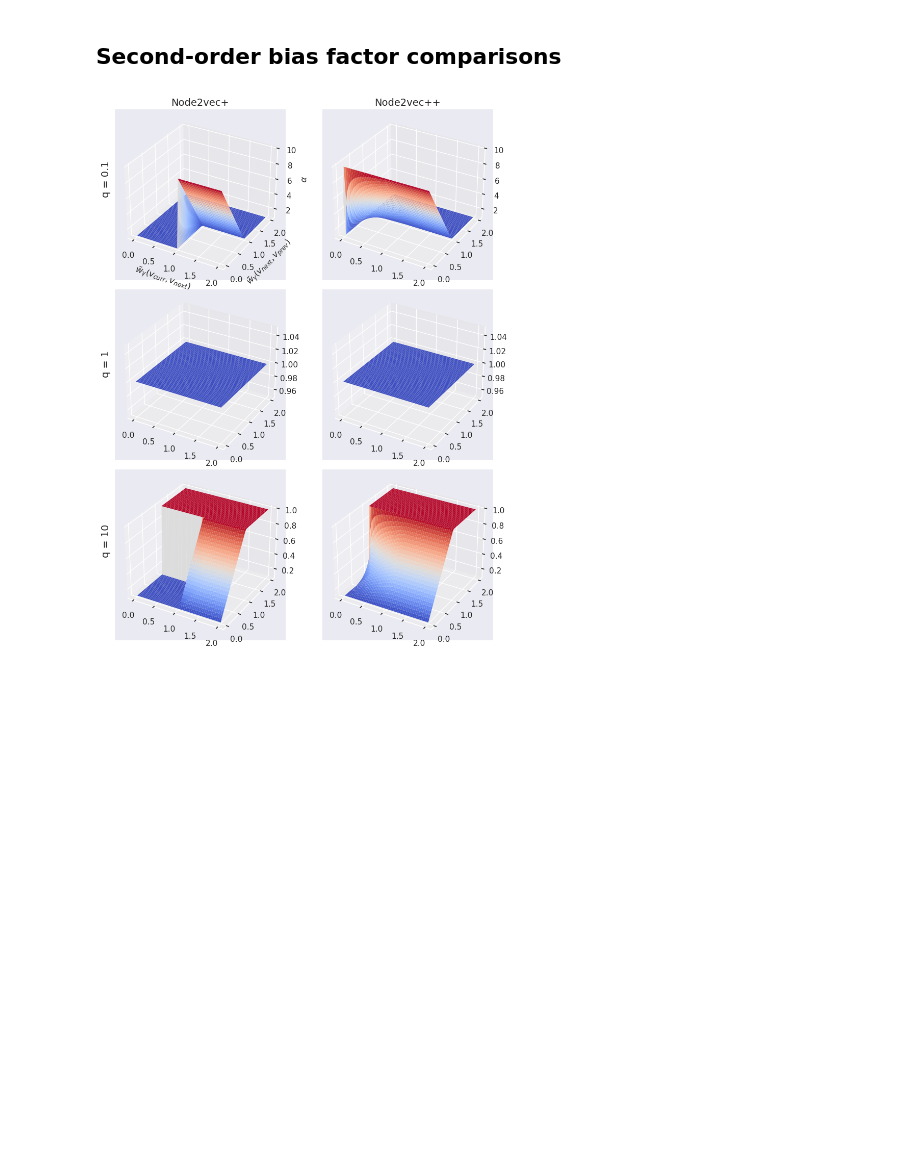
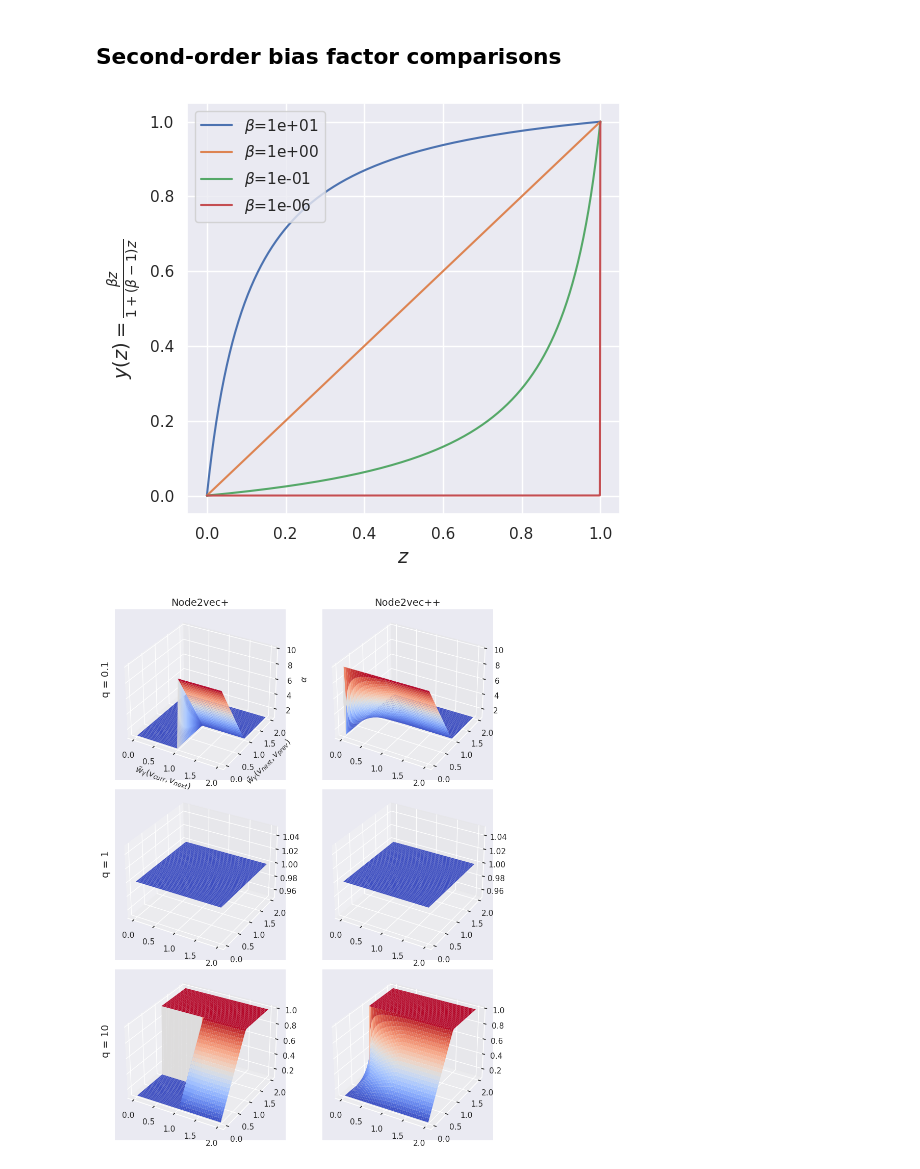
Before and after one commit to krishnanlab/node2vecplus_benchmarks, a Jupyter notebook: plot/node2vecplus_continuous.ipynb, the cells around one changed output. Saved outputs shown, nothing was run; the diff lists cells and outputs as text; code cells hidden in the pictures; blank space fills up the shorter version.

Commit message:
add n2v++ interpolation function visualization

```diff
--- a/plot/node2vecplus_continuous.ipynb
+++ b/plot/node2vecplus_continuous.ipynb
@@ -40,6 +40,25 @@ def map_alpha(q, w1, w2, alpha_func):
     for i, _ in np.ndenumerate(w1):
         alpha[i] = alpha_func(q, w1[i], w2[i])
     return alpha
+# %%
+zs = np.linspace(0, 1, 1000)
+betas = [10, 1, 0.1, 1e-6]
+
+plt.figure(figsize=(5.5, 5))
+
+for beta in betas:
+    plt.plot(zs, beta * zs / (1 + (beta - 1) * zs))
+
+plt.xlabel(r"$z$", fontsize=14)
+plt.ylabel(r"$y(z) = \frac{\beta z}{1 + (\beta - 1) z}$", fontsize=14)
+plt.legend([rf"$\beta$={i:.0e}" for i in betas], loc="best")
+
+plt.tight_layout()
+# plt.savefig("figsupp_n2vplusplus_interp_func.png", dpi=300) # uncomment to save
+
+plt.show()
+# %% [output]
+[figure, added]
 # %%
 qs = [0.1, 1, 10]
 alpha_funcs = [n2vplus_alpha_inout, n2vplus_cts_alpha_inout]
```
